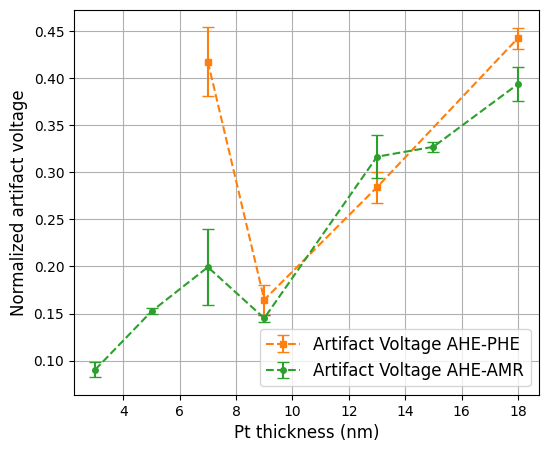
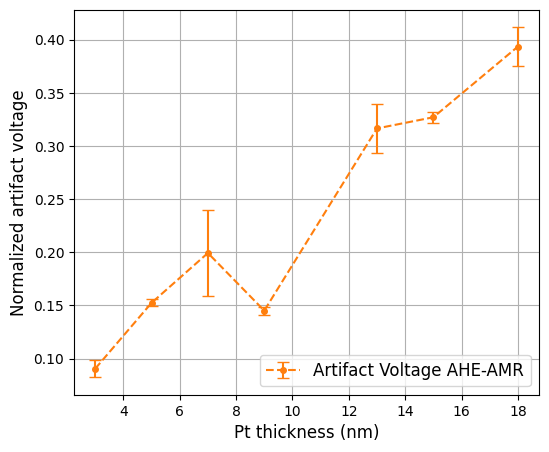
Unified diff of the notebook cell whose output changed from the first chart to the second:
--- before
+++ after
@@ -28,5 +28,5 @@
 # plt.errorbar(5, 0.1, 0)
 
-plt.errorbar(tt, values, errors, fmt='s--', label=r'Artifact Voltage AHE-PHE', markersize=5, capsize=4)
+# plt.errorbar(tt, values, errors, fmt='s--', label=r'Artifact Voltage AHE-PHE', markersize=5, capsize=4)
 
 plt.errorbar(t, ArtifactVoltage_AMR, ArtifactVoltage_AMR_err, fmt='o--', label=r'Artifact Voltage AHE-AMR', markersize=4, capsize=4)

Commit: New updates